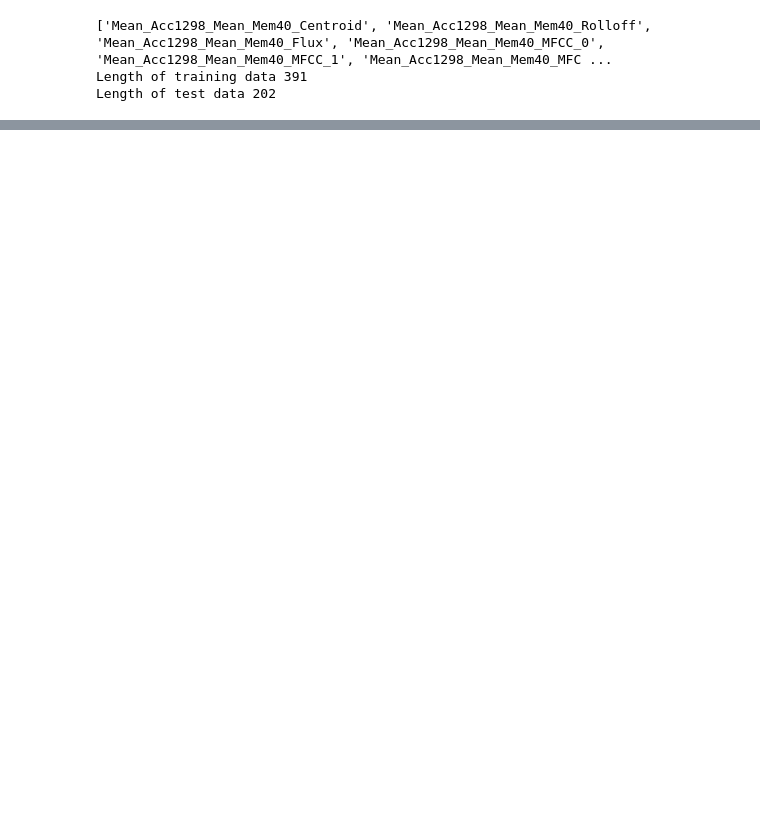
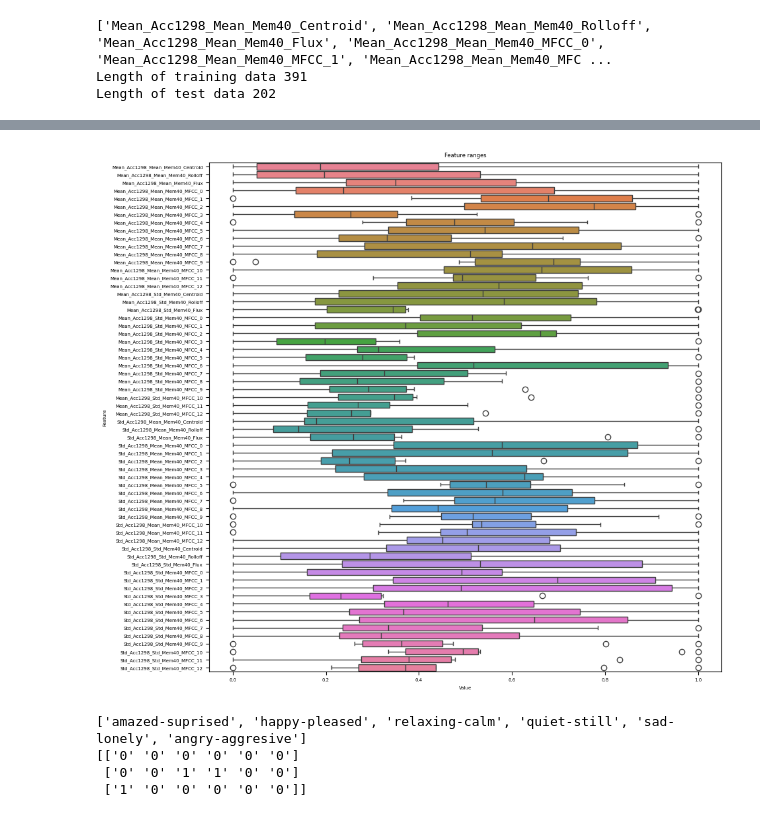
Before and after one commit to chuik633/MusicAnalysis, a Jupyter notebook: emotionDataExploration.ipynb, the cells around one changed output, grey strips where cells are left out. Saved outputs shown, nothing was run; the diff lists cells and outputs as text; code cells hidden in the pictures; blank space fills up the shorter version.

```diff
--- a/emotionDataExploration.ipynb
+++ b/emotionDataExploration.ipynb
@@ -54,0 +182,18 @@ Clustering the data based on its numerical features, then revealing the labels t
+# %%
+from myAudioData import audio_directory_to_df
+my_audio_df = audio_directory_to_df('./data/instrument/musicnet/test_data/')
+my_audio_df.head()
+my_audio_df_scaled = my_audio_df.copy()
+
+#normalize all the data before scaling it since this is a different data format
+scaler2 = MinMaxScaler()
+my_audio_df_scaled[audio_features] = scaler2.fit_transform(my_audio_df[audio_features])
+
+plt.rcParams.update({'font.size': 5})
+plt.figure(figsize=(10,10))
+plt.title('Feature ranges')
+sns.boxplot(data=my_audio_df_scaled[audio_features], orient="h")
+plt.xlabel('Value')
+plt.ylabel('Feature')
+plt.show()
+# %% [output]
@@ -54,0 +210,15 @@ Clustering the data based on its numerical features, then revealing the labels t
+[figure, added]
+# %%
+my_predictions  = model.predict(my_audio_df_scaled[audio_features])
+print(emotion_features)
+print(my_predictions)
+
+#print out the predictions and the corresponding audio file names
+for i in range(len(my_audio_df_scaled)):
+    print("File: " + my_audio_df_scaled['filename'].iloc[i] + " predicted emotion: " + str(my_predictions[i]))
+    #print("File: " + my_audio_df_scaled['filename'].iloc[i] + " predicted emotion: " + str(my_predictions[i]) + " actual emotion: " + str(my_audio_df_scaled[emotion_features].iloc[i]))
+# %% [output]
+['amazed-suprised', 'happy-pleased', 'relaxing-calm', 'quiet-still', 'sad-lonely', 'angry-aggresive']
+[['0' '0' '0' '0' '0' '0']
+ ['0' '0' '1' '1' '0' '0']
+ ['1' '0' '0' '0' '0' '0']]
```
Also changed, not shown: parts of 13 cells of this notebook, 1 other file.
